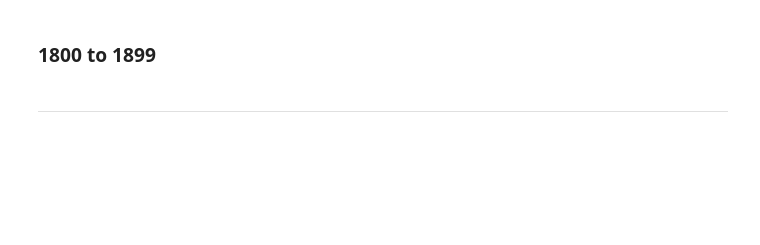
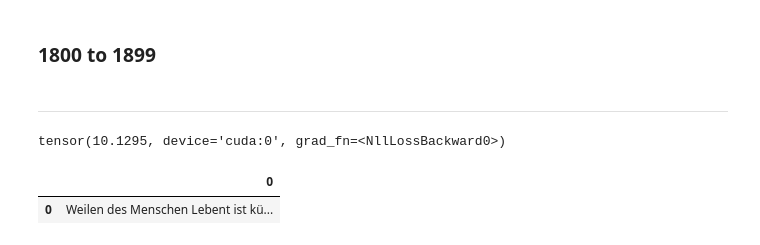
Before and after one commit to ybracke/transnormer, a Jupyter notebook: notebooks/exploratory/inspect_predictions.ipynb, the cells around one changed output. Cells and saved outputs as stored; diff of their text form; code cells hidden in the pictures; blank space fills up the shorter version.

```diff
--- a/notebooks/exploratory/inspect_predictions.ipynb
+++ b/notebooks/exploratory/inspect_predictions.ipynb
@@ -19,11 +19,11 @@ from transnormer.evaluation.analysis import get_spans_of_unknown_tokens
 from transnormer.visualization.formatting import markup_spans
 # %%
 # Number of examples to generate predictions for
-N = 20
+N = 10
 # %%
 # Load configs
 ROOT = "../../"
-CONFIGFILE = os.path.join(ROOT, "training_config.toml")
+CONFIGFILE = os.path.join(ROOT, "models/models_2023-03-16_15-24/training_config.toml")
 with open(CONFIGFILE, mode="rb") as fp:
     CONFIGS = tomli.load(fp)
 
@@ -58,12 +58,12 @@ device = torch.device(CONFIGS["gpu"] if torch.cuda.is_available() else "cpu")
 # %%
 # Load data
 data_files = {
-    "1600to1699": os.path.join(ROOT, "data/interim/dtak-1600-1699/dtak-1600-1699-validation.jsonl"),
-    "1700to1799": os.path.join(ROOT, "data/interim/dtak-1700-1799/dtak-1700-1799-validation.jsonl"),
-    "1800to1899": os.path.join(ROOT, "data/interim/dtak-1800-1899/dtak-1800-1899-validation.jsonl"),
+    "1600to1699": os.path.join(ROOT, "data/interim/dtak-v03-1600-1699/dtak-v03-1600-1699-train.jsonl"),
+    # "1700to1799": os.path.join(ROOT, "data/interim/dtak-1700-1799/dtak-1700-1799-validation.jsonl"),
+    # "1800to1899": os.path.join(ROOT, "data/interim/dtak-1800-1899/dtak-1800-1899-validation.jsonl"),
 }
 ds = datasets.load_dataset("json", data_files=data_files)
 
 ds["1600to1699"] = ds["1600to1699"].shuffle().select(range(N))
-ds["1700to1799"] = ds["1700to1799"].shuffle().select(range(N))
-ds["1800to1899"] = ds["1800to1899"].shuffle().select(range(N))
+# ds["1700to1799"] = ds["1700to1799"].shuffle().select(range(N))
+# ds["1800to1899"] = ds["1800to1899"].shuffle().select(range(N))
@@ -79,6 +84,6 @@ prepared_dataset, tokenizer_input, tokenizer_output = tokenize_datasets(ds, CONF
 # %%
 # Load model
-checkpoint = os.path.join(ROOT, "models/model/model_final") # TODO
+checkpoint = os.path.join(ROOT, "models/models_2023-03-16_15-24/checkpoint-100000") # TODO
 model = transformers.EncoderDecoderModel.from_pretrained(checkpoint).to(device)
 # %%
 # Generate normalizations
@@ -192,3 +211,51 @@ from IPython.core.display import HTML
 display(HTML(df1800to1899.head(N).to_html(escape=False)))
 # %% [markdown]
 ---
+# %%
+s_orig = "Nach etlichen Taͤntzen kam vnſer Præſidentin wider daher/ vnd vermeldet vns wie das ſich die Kuͤnſtler vnd Studioſi gegen jhrer Koͤnig. Majeſt. erbotten/ deren zu ehren/ vnd gefallen vor dero abzug/ ein froͤliche Comœdiam zu agieren/ wolten nuhn wir derſelben auch beywohnen/ vnd Koͤnig. Ma. auff der Sonnen Hauß begleiten/ daß were dero Lieb/ vnd wolte ſolches in allen gnaden erkennen:"
+# s_orig = "Groß-Fuͤrſten in Finland/ Hertzogen zu Schonen/ Eheſten/ Lieffland/ Carelen/ Bremen/ Vehrden/ Stettin/ Pommern/ der Caſſuben und Wenden/"
+s_norm = "Nach etlichen Tänzen kam unser Präsidentin wider daher/ und vermeldet uns wie das sich die Künstler und Studiosi gegen ihrer König. Majest. erboten/ deren zu ehren/ und gefallen vor deren Abzug/ ein fröhliche Comoediam zu agieren/ wollten nun wir derselben auch beiwohnen/ und König. Ma. auf der Sonnen Haus begleiten/ dass wäre deren Liebe/ und wollte solches in allen Gnaden erkennen:"
+
+# s_orig = "ſolen " #* 10
+# s_norm = "Solen " #* 150
+s_orig = "Weilen des menschen Lebent ist kürtz seine gedechtnüs Schwag, und die Sinne zum Misverstendtnüs stets geneiget (...)"
+
+inputs = tokenizer_input(s_orig, padding="max_length", truncation=True, max_length=256, return_tensors="pt")
+outputs = tokenizer_output(s_norm, padding="max_length", truncation=True, max_length=256, return_tensors="pt")
+input_ids = inputs.input_ids.to(device)
+output_ids = outputs.input_ids.to(device)
+output_ids[output_ids==0] = -100 # replace padding token with -100
+attention_mask = inputs.attention_mask.to(device)
+example = {
+    "input_ids":input_ids,
+    "attention_mask":attention_mask,
+    "labels":output_ids
+}
+
+# Loss
+output_forward = model(**example)
+
+print(output_forward.loss)
+
+# Generation
+output_gen = model.generate(
+    input_ids,
+    attention_mask=attention_mask,
+    max_length=256,
+    no_repeat_ngram_size=3, # hier 0 zu setzen führt zu leerer Ausgabe (warum?)
+    early_stopping=True,
+    length_penalty=2.0,
+    num_beams=3,
+    )
+
+outputs_as_str = tokenizer_output.batch_decode(output_gen, skip_special_tokens=True)
+# print(outputs_as_str[0])
+
+# Display output
+from IPython.core.display import HTML
+df_example = pd.DataFrame(data=outputs_as_str)
+display(HTML(df_example.head(1).to_html(escape=False)))
+# %% [output]
+tensor(10.1295, device='cuda:0', grad_fn=<NllLossBackward0>)
+|  | 0 |
+| 0 | Weilen des Menschen Lebent ist kü... |
```
Also changed, not shown: parts of 5 cells of this notebook, 1 other file.
